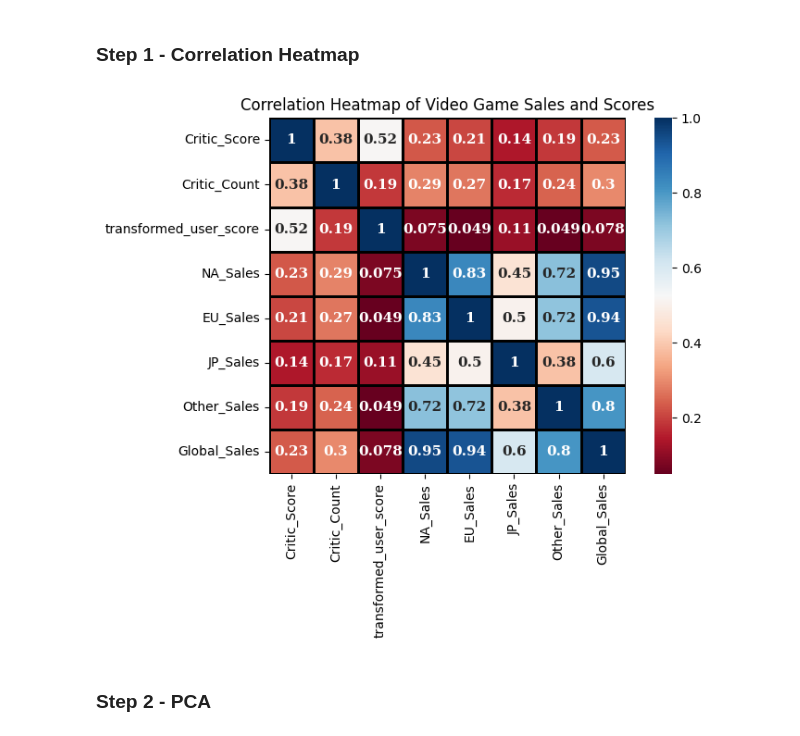
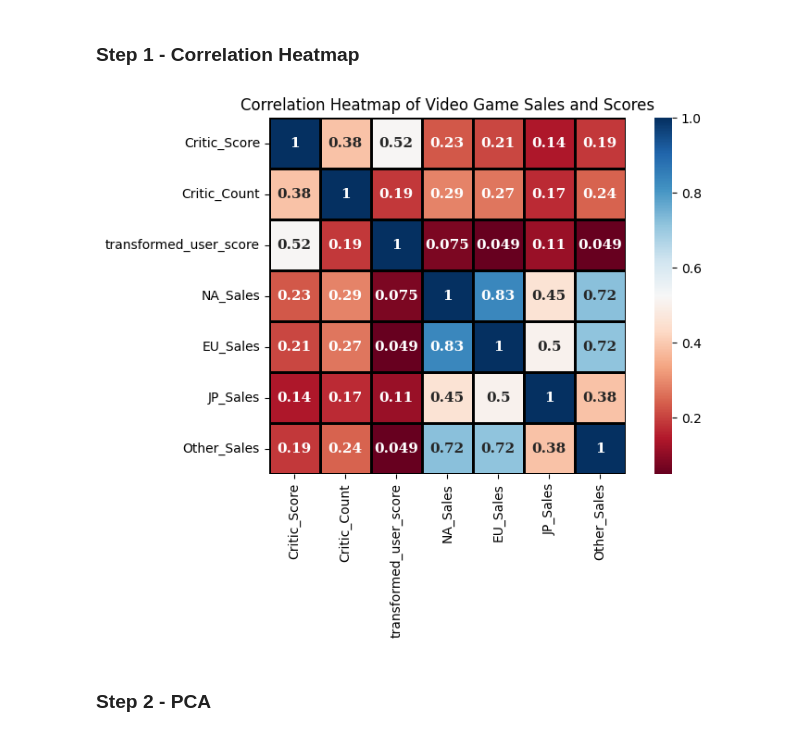
Before and after one commit to NoahKrobot/CA1_Video_Game_DAV, a Jupyter notebook: CA1.ipynb, the cells around one changed output. Drawn from its saved outputs; the diff is of its cells as text; code cells hidden in the pictures.

Commit message:
Remove Global Sales, and calculate sales and critic sub indices
In this commit, I removed the Global_Sales as I forgot.
Besides that, I've calculated the sales and critic sub indices

```diff
--- a/CA1.ipynb
+++ b/CA1.ipynb
@@ -145,7 +145,7 @@ Number of remaining rows: 8047
 # %% [markdown]
 ### Drop unneeded columns
 # %%
-MergedData = MergedData.drop(columns=['Publisher', 'Year_of_Release', 'User_Score', 'User_Count'])
+MergedData = MergedData.drop(columns=['Publisher', 'Year_of_Release', 'User_Score', 'User_Count', 'Global_Sales'])
 # %% [markdown]
 ### Check numeric columns and for missing values
 # %%
@@ -229,27 +226,27 @@ MergedData.to_csv('MergedData_cleaned.csv', index=False)
 # %%
 numeric_cols = [
     'Critic_Score', 'Critic_Count', 'transformed_user_score',
-    'NA_Sales', 'EU_Sales', 'JP_Sales', 'Other_Sales', 'Global_Sales'
+    'NA_Sales', 'EU_Sales', 'JP_Sales', 'Other_Sales'
 ]
 
 plt.figure(figsize=(8,5))
 sns.heatmap(MergedData[numeric_cols].corr(),
              cmap='RdBu',
             square=True,
             annot=True,
               annot_kws={
                 'fontsize': 11,
                 'fontweight': 'bold',
                 'fontfamily': 'serif',
             },
              linewidth="1",
              linecolor='black',
            );
 
 plt.title('Correlation Heatmap of Video Game Sales and Scores')
 plt.show()
 # %% [output]
-[figure, old version]
+[figure, new version]
 # %%
 # As the Global_Sales is highly correlated with other sales columns, it will be removed
 
```
Also changed, not shown: parts of 9 cells of this notebook, 1 other file.
